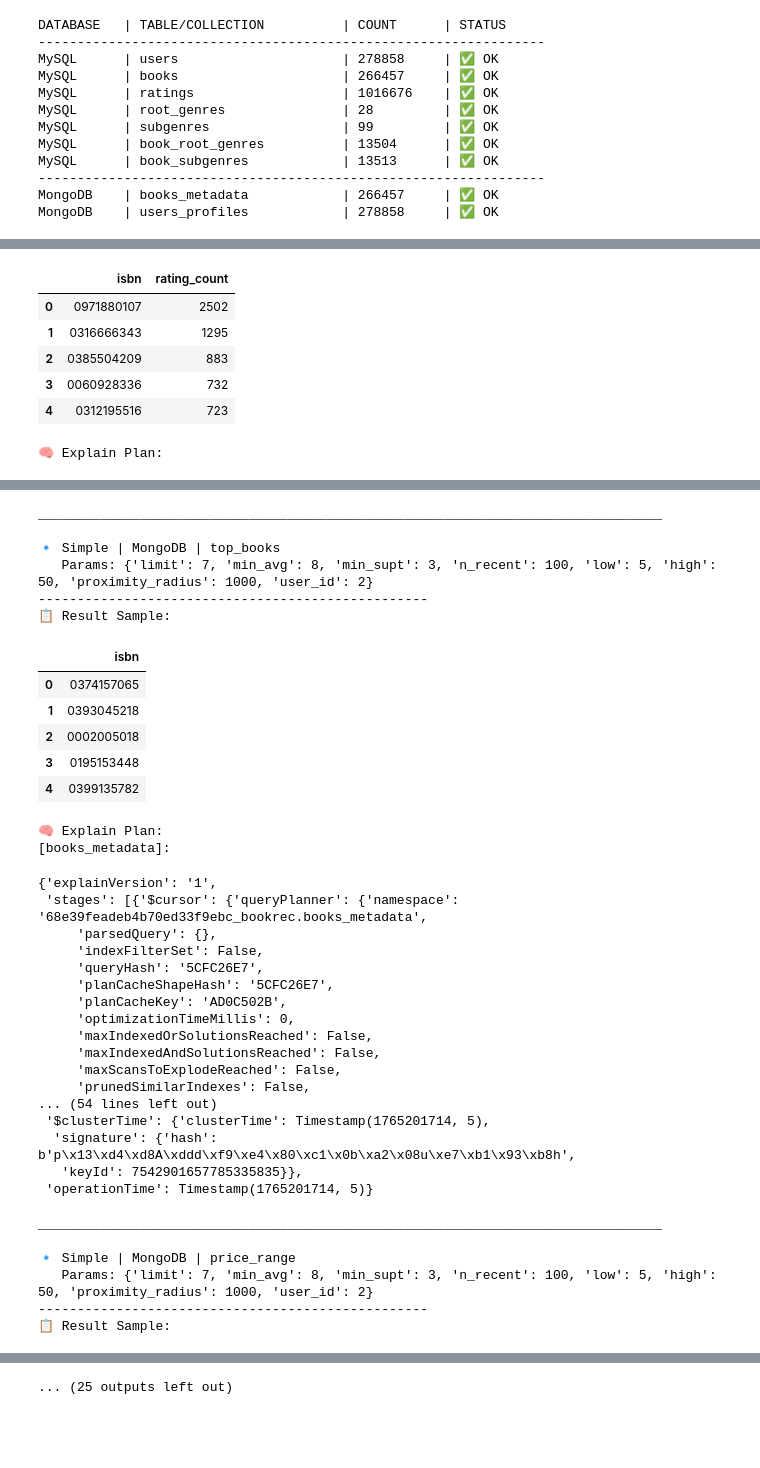
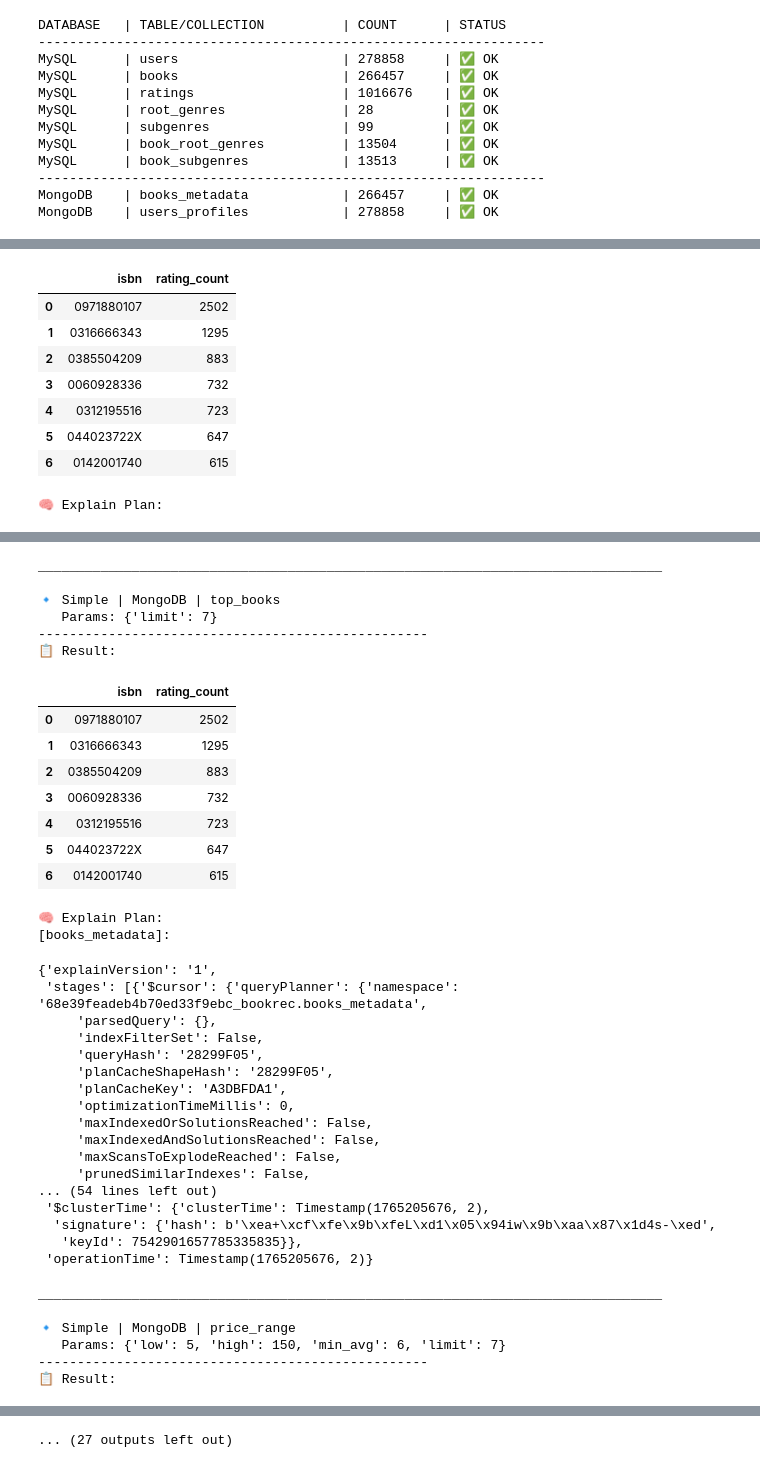
Before and after one commit to PFans-201/Book_rec_system, a Jupyter notebook: notebooks/4_recommendation_queries.ipynb, the cells around one changed output, grey strips where cells are left out. Drawn from its saved outputs; the diff is of its cells as text; code cells hidden in the pictures; blank space fills up the shorter version.

Commit message:
All queries working and tested!

```diff
--- a/notebooks/4_recommendation_queries.ipynb
+++ b/notebooks/4_recommendation_queries.ipynb
@@ -300,12 +300,12 @@ from IPython.display import display
 # ==========================================
 test_params = {
     'limit': 7,
-    'min_avg': 8,
+    'min_avg': 6,
     'min_supt': 3,
-    'n_recent': 100,
+    'n_recent': 200,
     'low': 5,
-    'high': 50,
-    'proximity_radius': 1000,
+    'high': 150,
+    'proximity_radius': 4000,
     'user_id': None
 }
 
@@ -342,6 +342,15 @@ try:
         # 1. Prepare Parameters
         current_params = test_params.copy()
         current_params['user_id'] = get_best_user_for_query(query_name)
+
+        # Filter params to show only those used by the query
+        if category == 'Hybrid':
+            q_def = QUERIES[category][query_name]
+        else:
+            q_def = QUERIES[category][db_type][query_name]
+
+        needed_vars = q_def.get('variables', [])
+        filtered_params = {k: current_params[k] for k in needed_vars if k in current_params}
 
         # 2. Run Execution (Timing & Data)
         try:
@@ -380,8 +389,8 @@ try:
             # Note: We store only df.head() to save memory
             execution_details.append({
                 "meta": f"{category} | {db_type} | {query_name}",
-                "params": current_params,
-                "data_sample": df.head() if df is not None and not df.empty else None,
+                "params": filtered_params,
+                "data": df if df is not None and not df.empty else None,
                 "explain_plan": res_explain.get('explain_plan')
             })
 
@@ -436,9 +445,9 @@ for log in execution_details:
     print("-" * 50)
 
     # 1. Data Sample
-    print("📋 Result Sample:")
-    if log['data_sample'] is not None:
-        display(log['data_sample'])
+    print("📋 Result:")
+    if log['data'] is not None:
+        display(log['data'])
     else:
         print("   (No data returned)")
 
@@ -505,49 +514,53 @@ for log in execution_details:
 |  | isbn | rating_count |
 | 0 | 0971880107 | 2502 |
 | 1 | 0316666343 | 1295 |
 | 2 | 0385504209 | 883 |
 | 3 | 0060928336 | 732 |
 | 4 | 0312195516 | 723 |
+| 5 | 044023722X | 647 |
+| 6 | 0142001740 | 615 |
 🧠 Explain Plan:
 |  | id | select_type | table | type | possible_keys | key | key_len | ref | rows | Extra |
 | 0 | 1 | SIMPLE | ratings | index | None | isbn | 42 | None | 1003348 | Using index; Using temporary; Usi... |
 ________________________________________________________________________________
 
 🔹 Simple | MongoDB | top_books
-   Params: {'limit': 7, 'min_avg': 8, 'min_supt': 3, 'n_recent': 100, 'low': 5, 'high': 50, 'proximity_radius': 1000, 'user_id': 2}
+   Params: {'limit': 7}
 --------------------------------------------------
-📋 Result Sample:
+📋 Result:
-|  | isbn |
-| 0 | 0374157065 |
-| 1 | 0393045218 |
-| 2 | 0002005018 |
-| 3 | 0195153448 |
-| 4 | 0399135782 |
+|  | isbn | rating_count |
+| 0 | 0971880107 | 2502 |
+| 1 | 0316666343 | 1295 |
+| 2 | 0385504209 | 883 |
+| 3 | 0060928336 | 732 |
+| 4 | 0312195516 | 723 |
+| 5 | 044023722X | 647 |
+| 6 | 0142001740 | 615 |
 🧠 Explain Plan:
 [books_metadata]:
 {'explainVersion': '1',
  'stages': [{'$cursor': {'queryPlanner': {'namespace': '68e39feadeb4b70ed33f9ebc_bookrec.books_metadata',
      'parsedQuery': {},
      'indexFilterSet': False,
-     'queryHash': '5CFC26E7',
-     'planCacheShapeHash': '5CFC26E7',
-     'planCacheKey': 'AD0C502B',
+     'queryHash': '28299F05',
+     'planCacheShapeHash': '28299F05',
+     'planCacheKey': 'A3DBFDA1',
      'optimizationTimeMillis': 0,
      'maxIndexedOrSolutionsReached': False,
      'maxIndexedAndSolutionsReached': False,
      'maxScansToExplodeReached': False,
      'prunedSimilarIndexes': False,
 ... (54 lines left out)
- '$clusterTime': {'clusterTime': Timestamp(1765201714, 5),
-  'signature': {'hash': b'p\x13\xd4\xd8A\xddd\xf9\xe4\x80\xc1\x0b\xa2\x08u\xe7\xb1\x93\xb8h',
+ '$clusterTime': {'clusterTime': Timestamp(1765205676, 2),
+  'signature': {'hash': b'\xea+\xcf\xfe\x9b\xfeL\xd1\x05\x94iw\x9b\xaa\x87\x1d4s-\xed',
    'keyId': 7542901657785335835}},
- 'operationTime': Timestamp(1765201714, 5)}
+ 'operationTime': Timestamp(1765205676, 2)}
 ________________________________________________________________________________
 
 🔹 Simple | MongoDB | price_range
-   Params: {'limit': 7, 'min_avg': 8, 'min_supt': 3, 'n_recent': 100, 'low': 5, 'high': 50, 'proximity_radius': 1000, 'user_id': 2}
+   Params: {'low': 5, 'high': 150, 'min_avg': 6, 'limit': 7}
 --------------------------------------------------
-📋 Result Sample:
+📋 Result:
 |  | isbn | price_usd | r_avg | rating_score |
 | 0 | 1571456988 | 14.00 | 10.0 | 0.859062 |
 | 1 | 0060256672 | 10.32 | 9.4 | 0.849128 |
@@ -557 +572 @@ ________________________________________________________________________________
-... (25 outputs left out)
+... (27 outputs left out)
```
Also changed, not shown: parts of 3 cells of this notebook, 2 other files.
